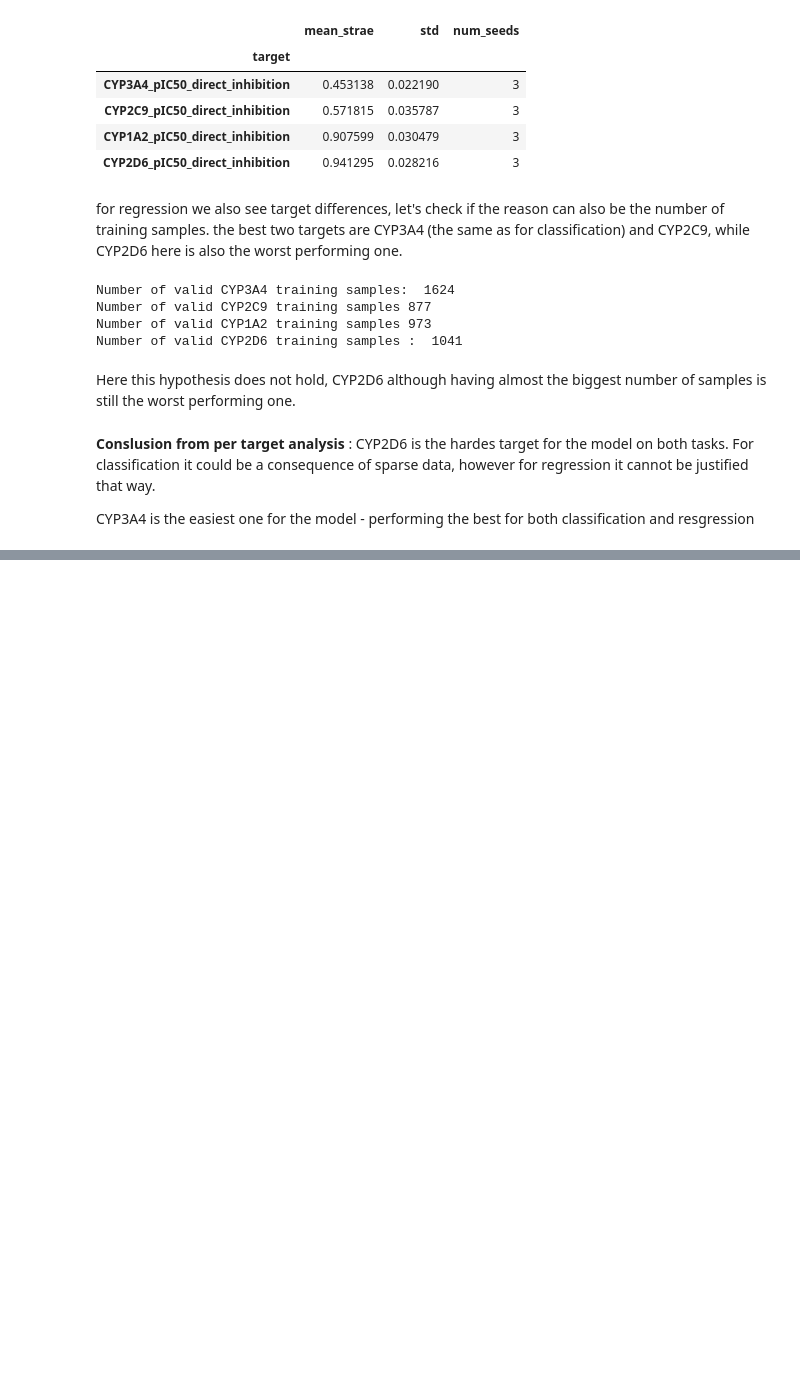
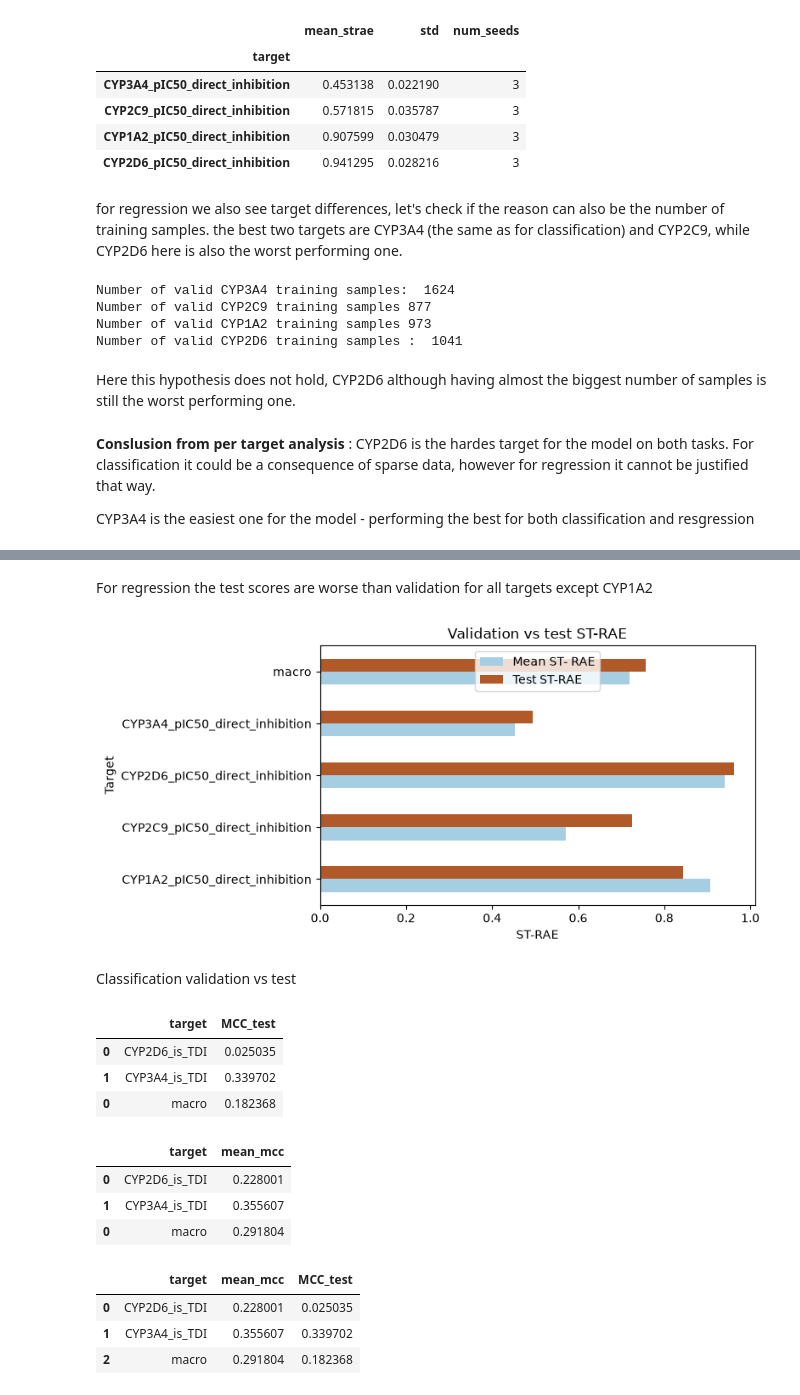
Before and after one commit to Aryan-Mi/02456-deep-learning-cyp-project, a Jupyter notebook: notebooks/04_chemeleon_run2_analysis.ipynb, the cells around one changed output, grey strips where cells are left out. Drawn from its saved outputs; the diff is of its cells as text; code cells hidden in the pictures; blank space fills up the shorter version.

Commit message:
test scores analysis

```diff
--- a/notebooks/04_chemeleon_run2_analysis.ipynb
+++ b/notebooks/04_chemeleon_run2_analysis.ipynb
@@ -645,0 +667,10 @@ CYP3A4 is the easiest one for the model - performing the best for both classific
+# %%
+# regression valid score for the winning config
+reg_grouped = per_target_results[(per_target_results['task']=='regression') & (per_target_results['exp'] == regression_best_config)].groupby('target', as_index=False).agg(mean_strae=('ST-RAE', 'mean'))
+reg_grouped = reg_grouped[['target', 'mean_strae']]
+
+macro_score_best_config = pd.DataFrame([{"target": "macro", "mean_strae": regression_best_config_score}])
+
+reg_final = pd.concat([reg_grouped, macro_score_best_config])
+
+reg_final
@@ -645,0 +684,9 @@ CYP3A4 is the easiest one for the model - performing the best for both classific
+# %%
+df_reg_test = pd.DataFrame(reg_test_results).drop(columns="macro").loc["ST-RAE"].reset_index()
+df_reg_test.columns = ["target", "ST-RAE_test"]
+
+macro_score_test = pd.DataFrame([{"target": "macro", "ST-RAE_test": reg_test_results['macro']}])
+
+reg_test_final = pd.concat([df_reg_test, macro_score_test])
+
+reg_test_final
@@ -645,0 +700,3 @@ CYP3A4 is the easiest one for the model - performing the best for both classific
+# %%
+reg_merged = reg_final.merge(reg_test_final,how='left', on='target')
+reg_merged
@@ -645,0 +710,57 @@ CYP3A4 is the easiest one for the model - performing the best for both classific
+# %% [markdown]
+For regression the test scores are worse than validation for all targets except CYP1A2
+# %%
+ax = reg_merged.set_index('target')[['mean_strae', 'ST-RAE_test']].plot(
+    kind='barh',
+    figsize=(8, 4),
+    width=0.5,
+    colormap='Paired'
+)
+ax.set_xlabel('ST-RAE')
+ax.set_ylabel('Target')
+ax.set_title("Validation vs test ST-RAE")
+ax.legend(
+    ['Mean ST- RAE', 'Test ST-RAE'],
+    loc='upper center'
+)
+plt.tight_layout()
+plt.show()
+# %% [output]
+[figure, added]
+# %% [markdown]
+Classification validation vs test
+# %%
+df_cls_test = pd.DataFrame(cls_test_results).drop(columns="macro").loc["MCC"].reset_index()
+df_cls_test.columns = ["target", "MCC_test"]
+
+df_macro_test = pd.DataFrame([{"target": "macro", "MCC_test": cls_test_results['macro']}])
+
+final_test_cls = pd.concat([df_cls_test, df_macro_test])
+
+final_test_cls
+# %% [output]
+|  | target | MCC_test |
+| 0 | CYP2D6_is_TDI | 0.025035 |
+| 1 | CYP3A4_is_TDI | 0.339702 |
+| 0 | macro | 0.182368 |
+# %%
+cls_grouped = per_target_results[(per_target_results['task']=='classification') & (per_target_results['exp'] == classif_best_config)].groupby('target', as_index=False).agg(mean_mcc=('MCC', 'mean'))
+cls_grouped = cls_grouped[['target', 'mean_mcc']]
+
+cls_valid_macro = pd.DataFrame([{"target":"macro", "mean_mcc": classification_best_config_score}])
+
+cls_valid_final = pd.concat([cls_grouped, cls_valid_macro])
+cls_valid_final
+# %% [output]
+|  | target | mean_mcc |
+| 0 | CYP2D6_is_TDI | 0.228001 |
+| 1 | CYP3A4_is_TDI | 0.355607 |
+| 0 | macro | 0.291804 |
+# %%
+cls_merged = cls_valid_final.merge(final_test_cls,how='left', on='target')
+cls_merged
+# %% [output]
+|  | target | mean_mcc | MCC_test |
+| 0 | CYP2D6_is_TDI | 0.228001 | 0.025035 |
+| 1 | CYP3A4_is_TDI | 0.355607 | 0.339702 |
+| 2 | macro | 0.291804 | 0.182368 |
```
Also changed, not shown: parts of 12 cells of this notebook.
